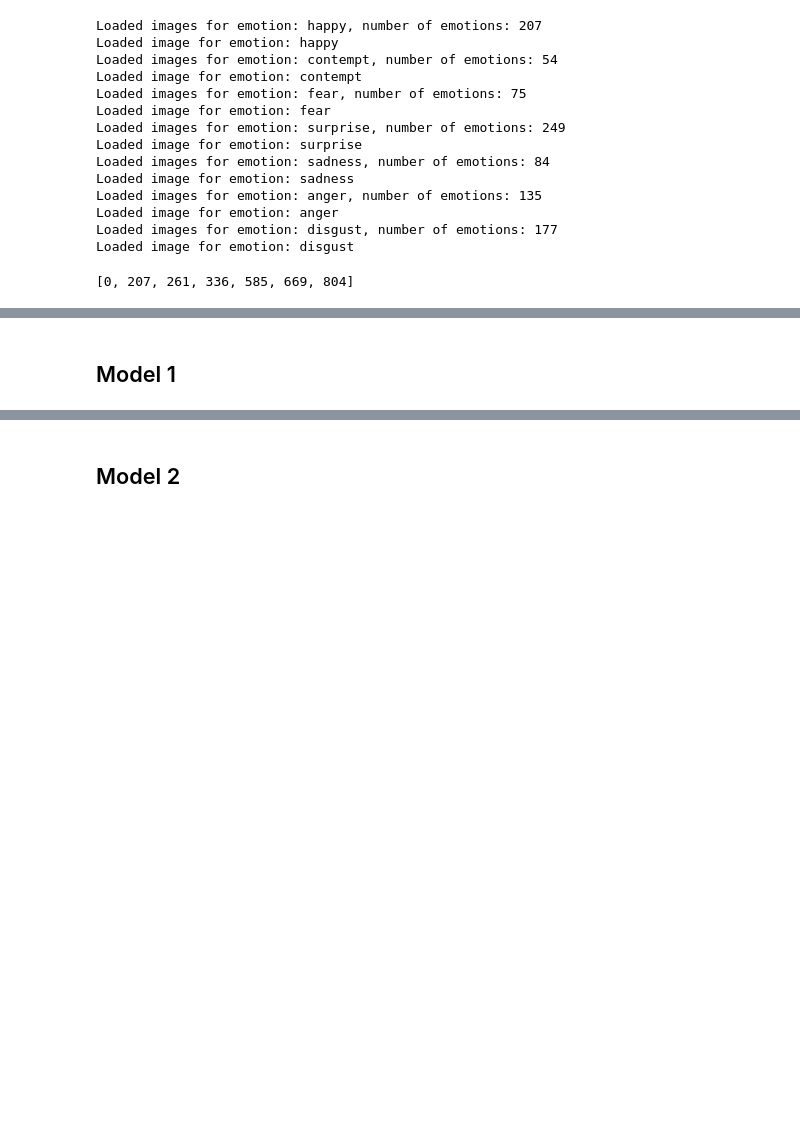
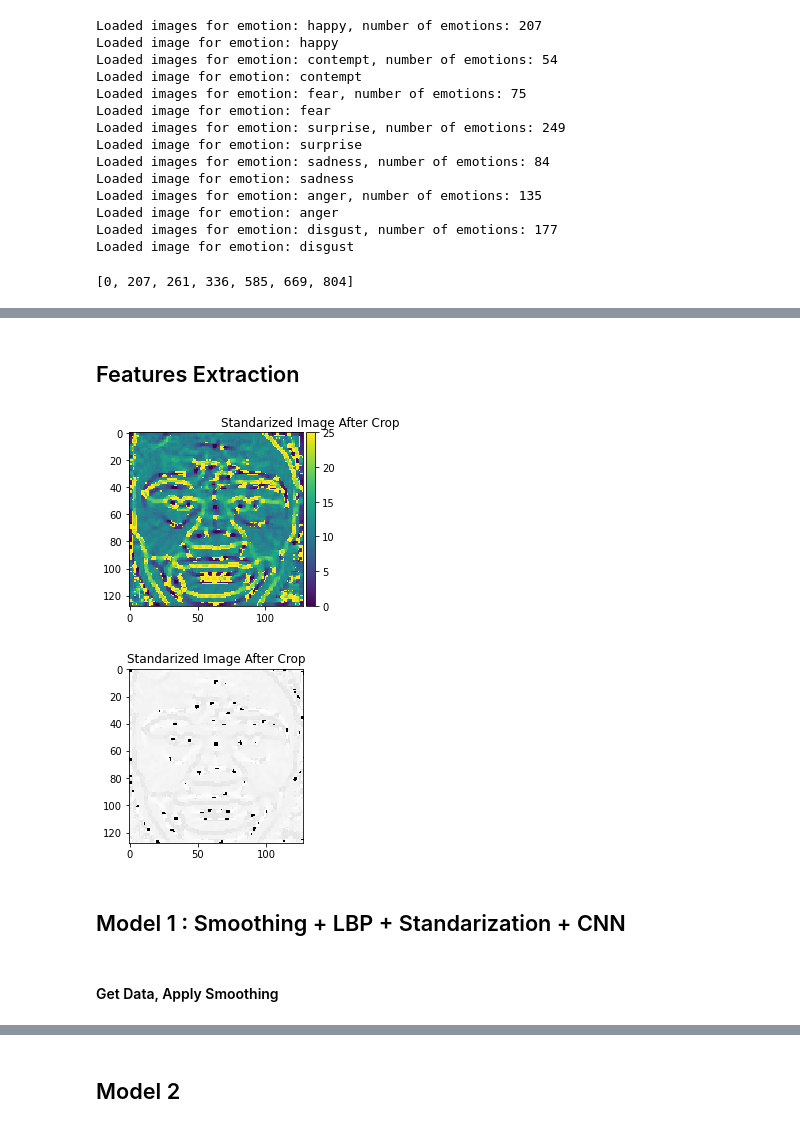
Before and after one commit to fatimaalsaadeh/Facial-Expression-Recognition-CV, a Jupyter notebook: CV_Notebook.ipynb, the cells around one changed output, grey strips where cells are left out. Cells and saved outputs as stored; diff of their text form; code cells hidden in the pictures; blank space fills up the shorter version.

Commit message:
Add First Model

```diff
--- a/CV_Notebook.ipynb
+++ b/CV_Notebook.ipynb
@@ -238,2 +241,30 @@ All images data Shape
+# %% [markdown]
+## Features Extraction
+# %%
+#num_points = 8 * radius
+#https://www.pyimagesearch.com/2015/12/07/local-binary-patterns-with-python-opencv/
+def LBP_features(img, numPoints, radius):
+    gray = cv2.cvtColor(img, cv2.COLOR_BGR2GRAY)
+    f =feature.local_binary_pattern(gray, P=numPoints, R=radius, method="uniform")[:, :, None]
+    return f
+def get_LBP_features(img_data):
+    features = []
+    for img in img_data:
+        img_feature = LBP_features(img, 24, 3)
+        features.append(img_feature)
+    return np.array(features)
+features_all = get_LBP_features(img_data)
+# %%
+io.imshow(features_all[0])
+plt.title('Standarized Image After Crop')
+io.show()
+io.imshow((features_all[0]* 255).astype(np.uint8))
+plt.title('Standarized Image After Crop')
+io.show()
+# %% [output]
+[figure, added]
+[figure, added]
 # %% [markdown]
-## Model 1
+## Model 1 : Smoothing + LBP + Standarization + CNN
+# %% [markdown]
+#### Get Data, Apply Smoothing
```
Also changed, not shown: parts of 21 cells of this notebook.
